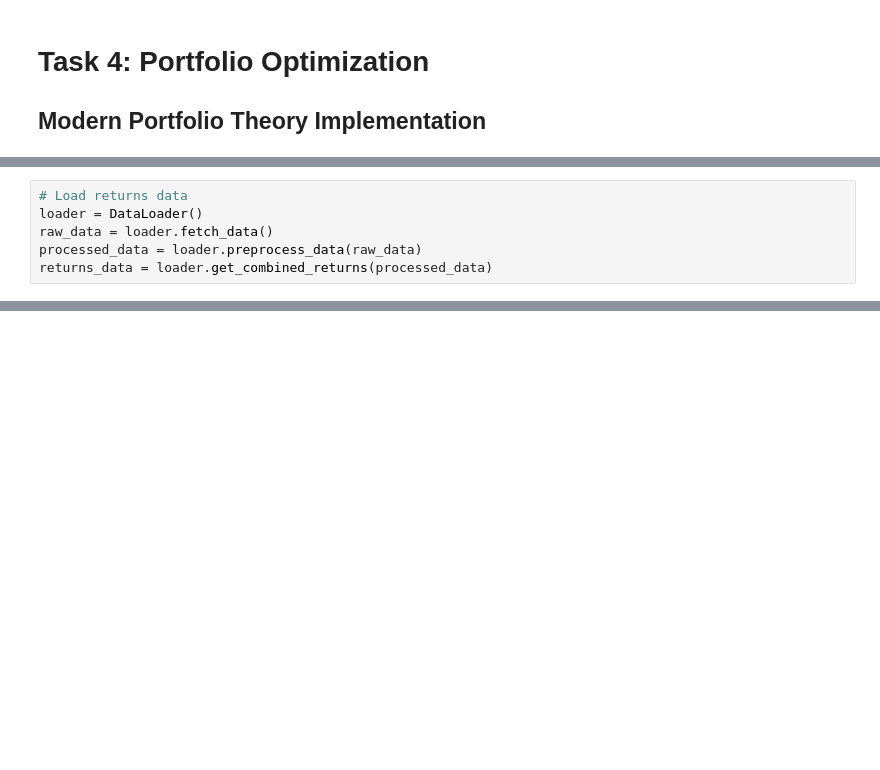
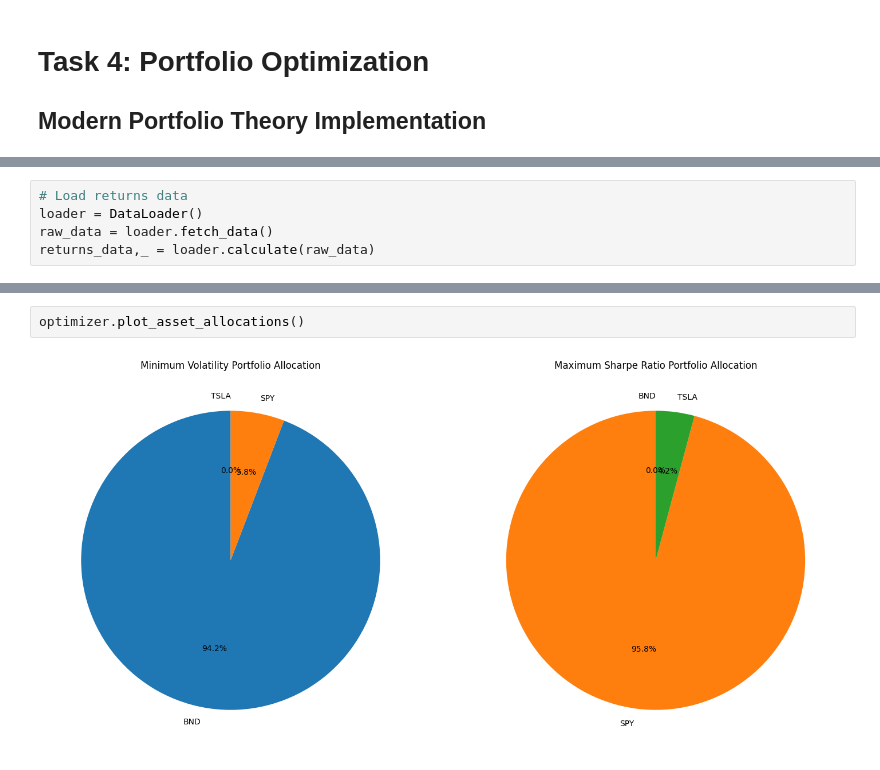
Before and after one commit to Jonepeter/Time-Series-Portfolio-Opt, a Jupyter notebook: notebooks/4_portfolio_optimization.ipynb, the cells around one changed output, grey strips where cells are left out. Cells and saved outputs as stored; diff of their text form; blank space fills up the shorter version.

Commit message:
feat: Update portfolio optimization notebook to improve data loading process, enhance output logging, and refine portfolio recommendation analysis

```diff
--- a/notebooks/4_portfolio_optimization.ipynb
+++ b/notebooks/4_portfolio_optimization.ipynb
@@ -12,5 +18,4 @@ import pandas as pd
 # Load returns data
 loader = DataLoader()
 raw_data = loader.fetch_data()
-processed_data = loader.preprocess_data(raw_data)
-returns_data = loader.get_combined_returns(processed_data)
+returns_data,_ = loader.calculate(raw_data)
@@ -33,2 +54,6 @@ for i, asset in enumerate(assets):
+# %%
+optimizer.plot_asset_allocations()
+# %% [output]
+[figure, added]
 # %%
 # Plot efficient frontier
```
Also changed, not shown: parts of 5 cells of this notebook.
